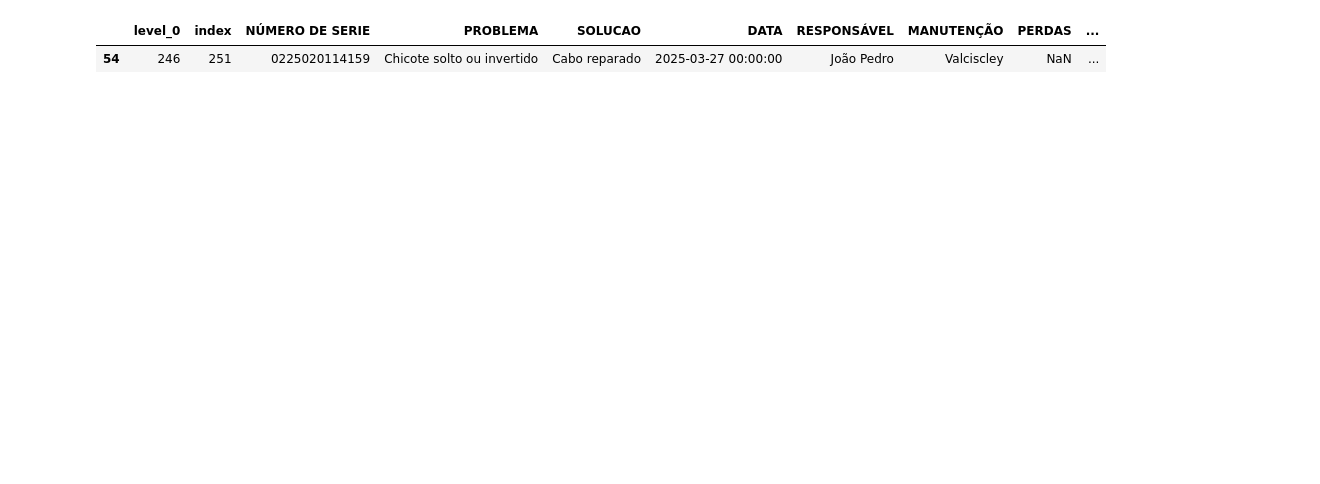
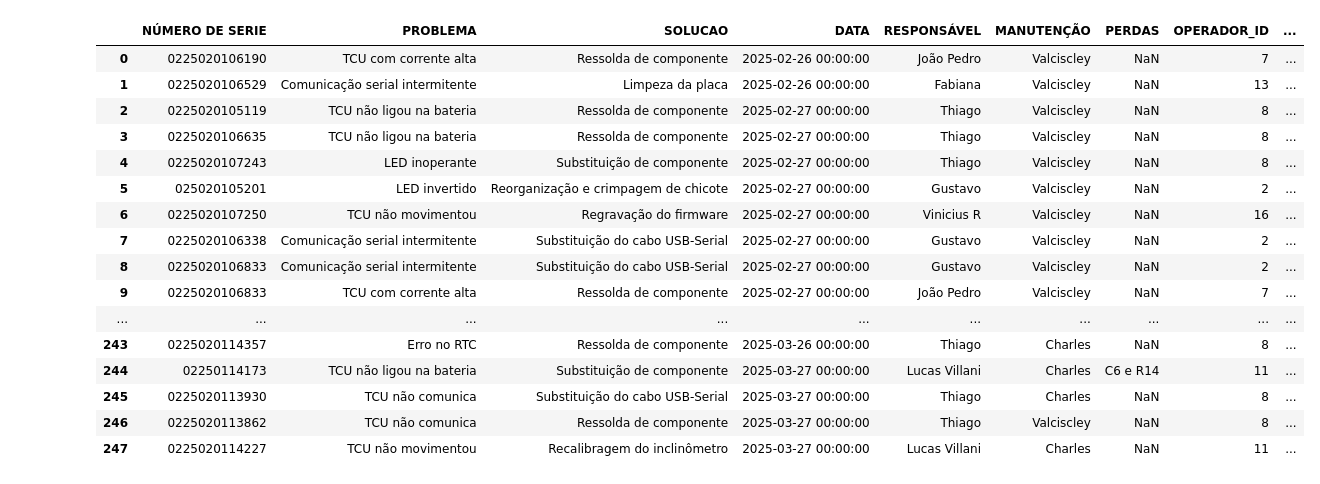
Before and after one commit to gstavoelias/streamlit, a Jupyter notebook: rft_2.ipynb, the cells around one changed output. Drawn from its saved outputs; the diff is of its cells as text; code cells hidden in the pictures; blank space fills up the shorter version.

```diff
--- a/rft_2.ipynb
+++ b/rft_2.ipynb
@@ -636,5 +722,20 @@ display(
-# %%
-display(df.query("SOLUCAO == 'Cabo reparado'"))
-# %% [output]
-|  | level_0 | index | NÚMERO DE SERIE | PROBLEMA | SOLUCAO | DATA | RESPONSÁVEL | MANUTENÇÃO | PERDAS | ... |
-| 54 | 246 | 251 | 0225020114159 | Chicote solto ou invertido | Cabo reparado | 2025-03-27 00:00:00 | João Pedro | Valciscley | NaN | ... |
+# %%
+display(df)
+# %% [output]
+|  | NÚMERO DE SERIE | PROBLEMA | SOLUCAO | DATA | RESPONSÁVEL | MANUTENÇÃO | PERDAS | OPERADOR_ID | ... |
+| 0 | 0225020106190 | TCU com corrente alta | Ressolda de componente | 2025-02-26 00:00:00 | João Pedro | Valciscley | NaN | 7 | ... |
+| 1 | 0225020106529 | Comunicação serial intermitente | Limpeza da placa | 2025-02-26 00:00:00 | Fabiana | Valciscley | NaN | 13 | ... |
+| 2 | 0225020105119 | TCU não ligou na bateria | Ressolda de componente | 2025-02-27 00:00:00 | Thiago | Valciscley | NaN | 8 | ... |
+| 3 | 0225020106635 | TCU não ligou na bateria | Ressolda de componente | 2025-02-27 00:00:00 | Thiago | Valciscley | NaN | 8 | ... |
+| 4 | 0225020107243 | LED inoperante | Substituição de componente | 2025-02-27 00:00:00 | Thiago | Valciscley | NaN | 8 | ... |
+| 5 | 025020105201 | LED invertido | Reorganização e crimpagem de chicote | 2025-02-27 00:00:00 | Gustavo | Valciscley | NaN | 2 | ... |
+| 6 | 0225020107250 | TCU não movimentou | Regravação do firmware | 2025-02-27 00:00:00 | Vinicius R | Valciscley | NaN | 16 | ... |
+| 7 | 0225020106338 | Comunicação serial intermitente | Substituição do cabo USB-Serial | 2025-02-27 00:00:00 | Gustavo | Valciscley | NaN | 2 | ... |
+| 8 | 0225020106833 | Comunicação serial intermitente | Substituição do cabo USB-Serial | 2025-02-27 00:00:00 | Gustavo | Valciscley | NaN | 2 | ... |
+| 9 | 0225020106833 | TCU com corrente alta | Ressolda de componente | 2025-02-27 00:00:00 | João Pedro | Valciscley | NaN | 7 | ... |
+| ... | ... | ... | ... | ... | ... | ... | ... | ... | ... |
+| 243 | 0225020114357 | Erro no RTC | Ressolda de componente | 2025-03-26 00:00:00 | Thiago | Charles | NaN | 8 | ... |
+| 244 | 02250114173 | TCU não ligou na bateria | Substituição de componente | 2025-03-27 00:00:00 | Lucas Villani | Charles | C6 e R14 | 11 | ... |
+| 245 | 0225020113930 | TCU não comunica | Substituição do cabo USB-Serial | 2025-03-27 00:00:00 | Thiago | Charles | NaN | 8 | ... |
+| 246 | 0225020113862 | TCU não comunica | Ressolda de componente | 2025-03-27 00:00:00 | Thiago | Valciscley | NaN | 8 | ... |
+| 247 | 0225020114227 | TCU não movimentou | Recalibragem do inclinômetro | 2025-03-27 00:00:00 | Lucas Villani | Charles | NaN | 11 | ... |
```
Also changed, not shown: parts of 10 cells of this notebook, 3 other files.
